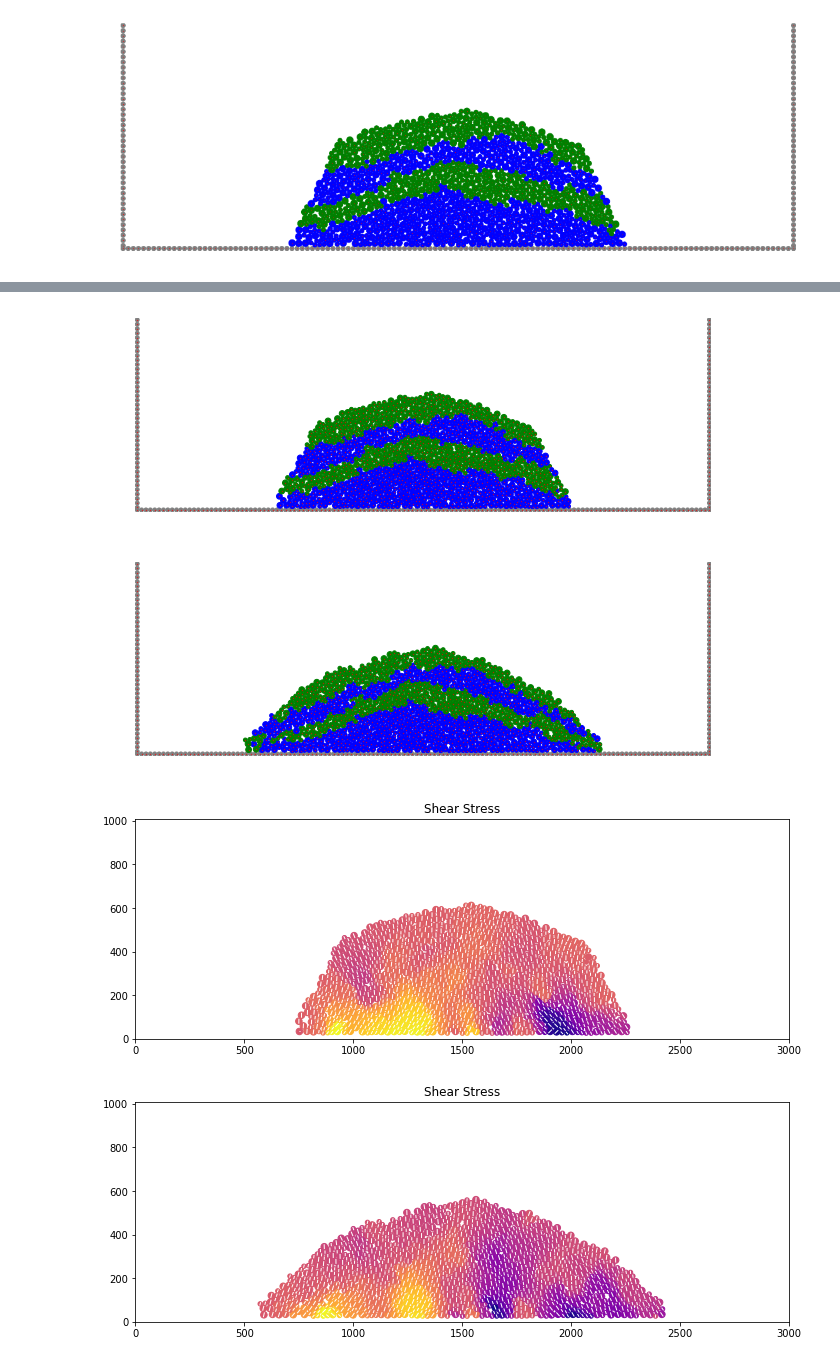
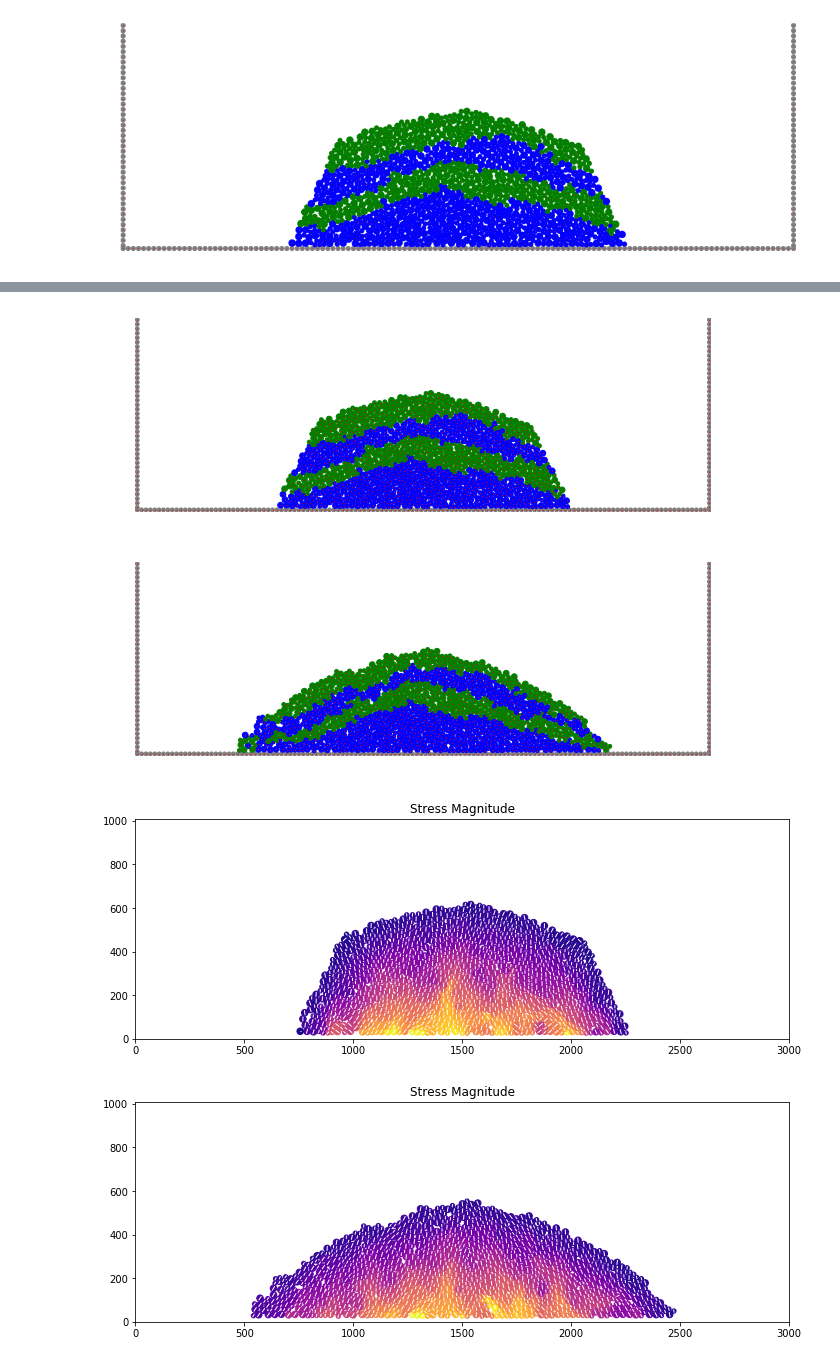
Before and after one commit to samthiele/ricepaper, a Jupyter notebook: test_notebooks/4 - Simple Slope Stability.ipynb, the cells around one changed output, grey strips where cells are left out. Drawn from its saved outputs; the diff is of its cells as text; code cells hidden in the pictures.

```diff
--- a/test_notebooks/4 - Simple Slope Stability.ipynb
+++ b/test_notebooks/4 - Simple Slope Stability.ipynb
@@ -57,9 +55,9 @@ pile.quickPlot()
 #delete balls from model
 R.delBalls(deleted,pile.pos)
 
-#cycle for 100 x 10 second timesteps
+#cycle for 25 x 5 second timesteps
 steps = []
-for i in range(10):
-    steps.append(R.cycle(10))
+for i in range(25):
+    steps.append(R.cycle(5))
 
-success = R.execute(suppress = True)
+success = R.execute(suppress = False)
@@ -68,18 +68,18 @@ M = R.loadSteps(steps)
 M[0].quickPlot(figsize=(8,5))
 M[-1].quickPlot(figsize=(8,5))
 # %% [output]
-[figure, old version]
+[figure, new version]
-[figure, old version]
+[figure, new version]
 # %%
 #plot initial and final stresses
 M[0].averageAttr("stress", n = 5)
 M[-1].averageAttr("stress", n = 5)
 
-fig,ax=M[0].plotAttr("stress", func="xy", title="Shear Stress")
-fig,ax=M[-1].plotAttr("stress", func="xy", title="Shear Stress")
+fig,ax=M[0].plotAttr("stress", func="mag", title="Stress Magnitude")
+fig,ax=M[-1].plotAttr("stress", func="mag", title="Stress Magnitude")
 # %% [output]
-[figure, old version]
+[figure, new version]
-[figure, old version]
+[figure, new version]
 # %%
 #compute strains and displacements and plot
 for t in range(1,len(M)):
```
Also changed, not shown: parts of 4 cells of this notebook, 2 other files.
